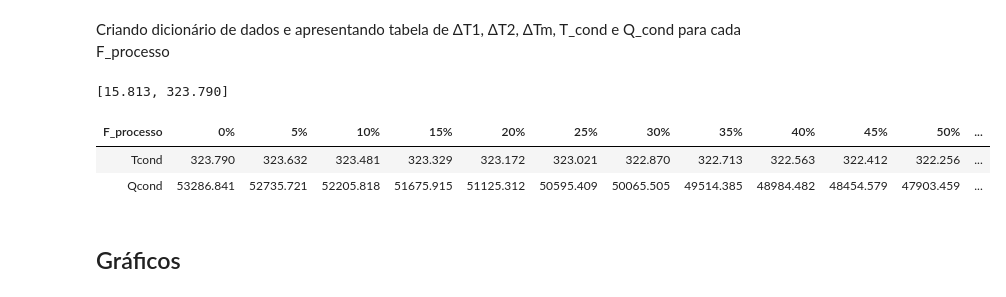
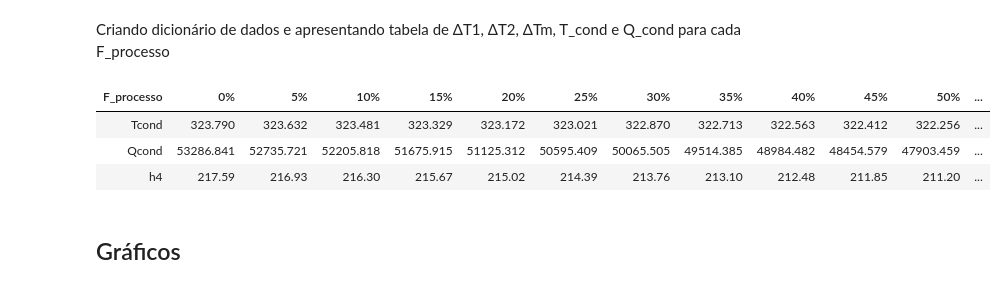
Before and after one commit to luaneng/gdv, a Jupyter notebook: projeto/main.ipynb, the cells around one changed output. Drawn from its saved outputs; the diff is of its cells as text; code cells hidden in the pictures.

```diff
--- a/projeto/main.ipynb
+++ b/projeto/main.ipynb
@@ -144,9 +144,12 @@ $$ st_{4}: st_{4}(P_{4}, h_{4}) $$
 def st4s(p8, t1):
     return estado(P=P[3], s=st3(p8, t1).s)
 
-def st4(p8, t1):
-    h4 = st3(p8, t1).h - n_turb*(st3(p8, t1).h - st4s(p8, t1).h)
-    return estado(P=P[3], h=h4)
+def st4(p8, t1, h_4=None):
+    if h_4==None:
+        h4 = st3(p8, t1).h - n_turb*(st3(p8, t1).h - st4s(p8, t1).h)
+        return estado(P=P[3], h=h4)
+    else:
+        return estado(P=P[3], h=h_4)
 # %% [markdown]
 Definindo estados a partir da equação de eficiência isentrópica para bombas
 # %% [markdown]
@@ -625,7 +628,7 @@ Fazendo as seguintes considerações:
 $$ h_{5}: h_{5}(T_{cond} = constante) $$
 $$ UA_{s}: UA_{s}(T_{cond} = constante) $$
 # %%
-ΔT1, ΔT2, ΔTm, T_cond, Q_cond = symbols('ΔT1 ΔT2 ΔTm Tcond Qcond')
+ΔT1, ΔT2, ΔTm, T_cond, Q_cond, h4 = symbols('ΔT1 ΔT2 ΔTm Tcond Qcond h4')
 
 array_solved = []
 
@@ -642,42 +645,47 @@ for c in range(len(var_F)):
 ## Resultados ##
 # %% [markdown]
 Criando dicionário de dados e apresentando tabela de ΔT1, ΔT2, ΔTm, T_cond e Q_cond para cada F_processo
-# %%
-array_solved[0][2:4]
-# %% [output]
-[15.813, 323.790]
+# %%
+varT_st4 = []
+
+for c in range(0,21):
+    varT_st4.append(round(estado(P=pressao[7], T=array_solved[c][3]).h, 2))
+
+for c in range(0,21):
+    array_solved[c].append(varT_st4[c])
 # %%
 data_solved = {
-    'F_processo': [T_cond, Q_cond],
-    '0%': array_solved[0][3:5],
-    '5%': array_solved[1][3:5],
-    '10%': array_solved[2][3:5],
-    '15%': array_solved[3][3:5],
-    '20%': array_solved[4][3:5],
-    '25%': array_solved[5][3:5],
-    '30%': array_solved[6][3:5],
-    '35%': array_solved[7][3:5],
-    '40%': array_solved[8][3:5],
-    '45%': array_solved[9][3:5],
-    '50%': array_solved[10][3:5],
-    '55%': array_solved[11][3:5],
-    '60%': array_solved[12][3:5],
-    '65%': array_solved[13][3:5],
-    '70%': array_solved[14][3:5],
-    '75%': array_solved[15][3:5],
-    '80%': array_solved[16][3:5],
-    '85%': array_solved[17][3:5],
-    '90%': array_solved[18][3:5],
-    '95%': array_solved[19][3:5],
-    '100%': array_solved[20][3:5],
+    'F_processo': [T_cond, Q_cond, h4],
+    '0%': array_solved[0][3:6],
+    '5%': array_solved[1][3:6],
+    '10%': array_solved[2][3:6],
+    '15%': array_solved[3][3:6],
+    '20%': array_solved[4][3:6],
+    '25%': array_solved[5][3:6],
+    '30%': array_solved[6][3:6],
+    '35%': array_solved[7][3:6],
+    '40%': array_solved[8][3:6],
+    '45%': array_solved[9][3:6],
+    '50%': array_solved[10][3:6],
+    '55%': array_solved[11][3:6],
+    '60%': array_solved[12][3:6],
+    '65%': array_solved[13][3:6],
+    '70%': array_solved[14][3:6],
+    '75%': array_solved[15][3:6],
+    '80%': array_solved[16][3:6],
+    '85%': array_solved[17][3:6],
+    '90%': array_solved[18][3:6],
+    '95%': array_solved[19][3:6],
+    '100%': array_solved[20][3:6],
 }
 
 df_solved = DataFrame(data_solved).style.hide(axis='index').format(precision=2)
 display(df_solved)
 # %% [output]
 | F_processo | 0% | 5% | 10% | 15% | 20% | 25% | 30% | 35% | 40% | 45% | 50% | ... |
 | Tcond | 323.790 | 323.632 | 323.481 | 323.329 | 323.172 | 323.021 | 322.870 | 322.713 | 322.563 | 322.412 | 322.256 | ... |
 | Qcond | 53286.841 | 52735.721 | 52205.818 | 51675.915 | 51125.312 | 50595.409 | 50065.505 | 49514.385 | 48984.482 | 48454.579 | 47903.459 | ... |
+| h4 | 217.59 | 216.93 | 216.30 | 215.67 | 215.02 | 214.39 | 213.76 | 213.10 | 212.48 | 211.85 | 211.20 | ... |
 # %% [markdown]
 ## Gráficos ##
 # %% [markdown]
```
Also changed, not shown: parts of 7 cells of this notebook.
